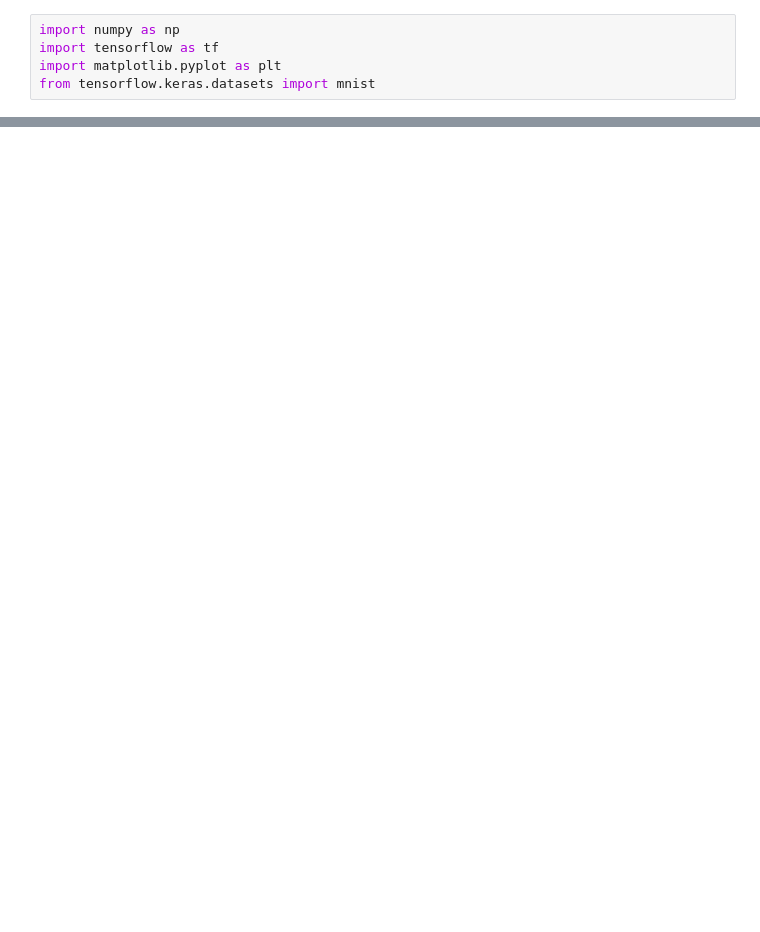
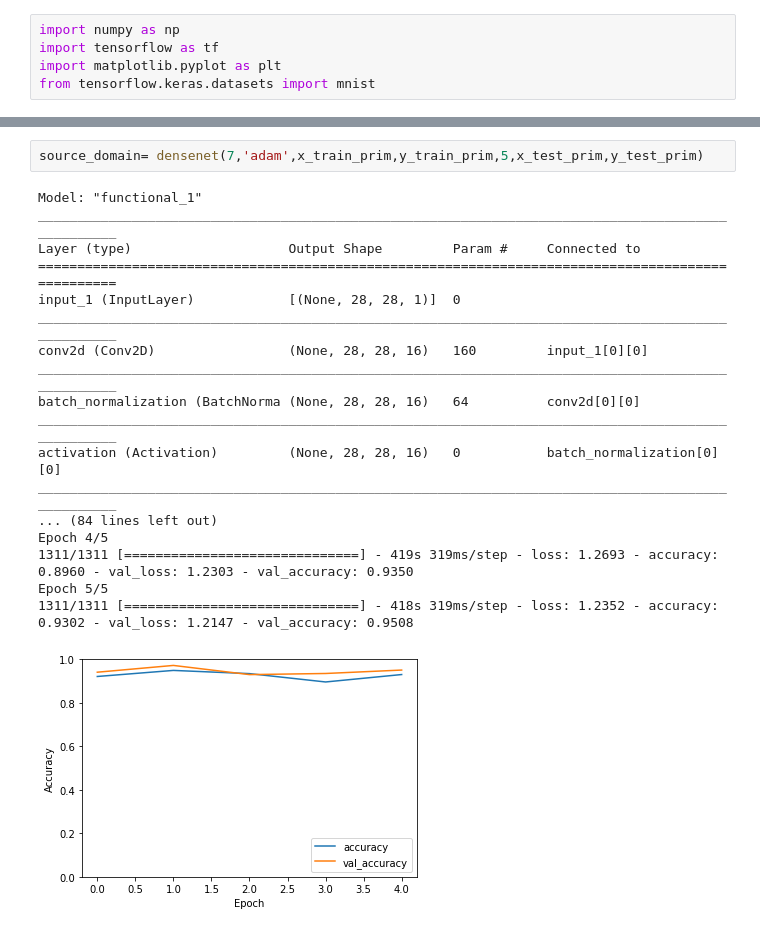
Before and after one commit to rajprasad001/deep_learning_concepts, a Jupyter notebook: Transfer_Learning.ipynb, the cells around one changed output, grey strips where cells are left out. Cells and saved outputs as stored; diff of their text form; blank space fills up the shorter version.

```diff
--- a/Transfer_Learning.ipynb
+++ b/Transfer_Learning.ipynb
@@ -87,0 +175,21 @@ def Densenet():
+# %%
+source_domain= densenet(7,'adam',x_train_prim,y_train_prim,5,x_test_prim,y_test_prim)
+# %% [output]
+Model: "functional_1"
+__________________________________________________________________________________________________
+Layer (type)                    Output Shape         Param #     Connected to
+==================================================================================================
+input_1 (InputLayer)            [(None, 28, 28, 1)]  0
+__________________________________________________________________________________________________
+conv2d (Conv2D)                 (None, 28, 28, 16)   160         input_1[0][0]
+__________________________________________________________________________________________________
+batch_normalization (BatchNorma (None, 28, 28, 16)   64          conv2d[0][0]
+__________________________________________________________________________________________________
+activation (Activation)         (None, 28, 28, 16)   0           batch_normalization[0][0]
+__________________________________________________________________________________________________
+... (84 lines left out)
+Epoch 4/5
+1311/1311 [==============================] - 419s 319ms/step - loss: 1.2693 - accuracy: 0.8960 - val_loss: 1.2303 - val_accuracy: 0.9350
+Epoch 5/5
+1311/1311 [==============================] - 418s 319ms/step - loss: 1.2352 - accuracy: 0.9302 - val_loss: 1.2147 - val_accuracy: 0.9508
+[figure, added]
```
Also changed, not shown: parts of 9 cells of this notebook.
